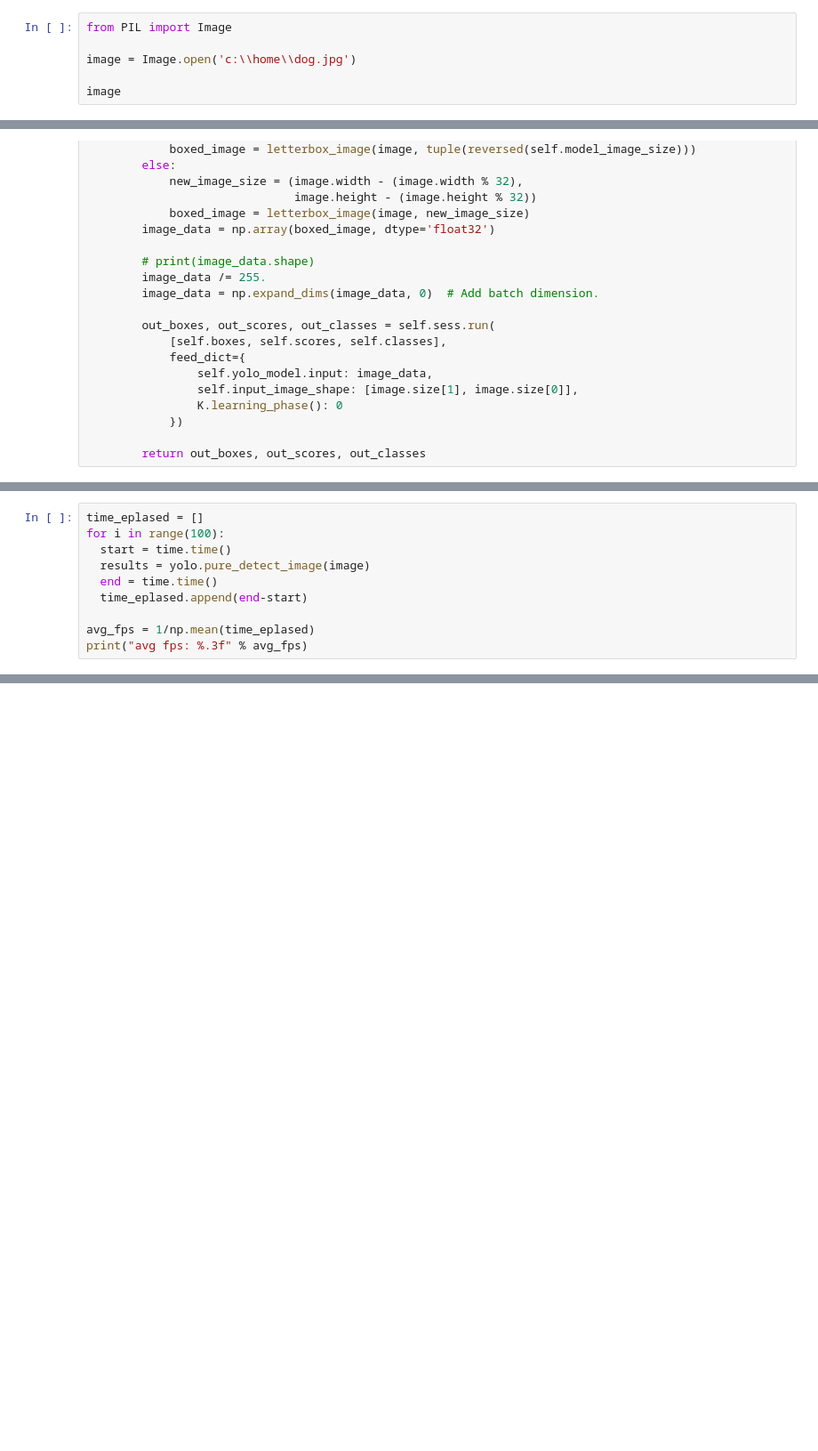
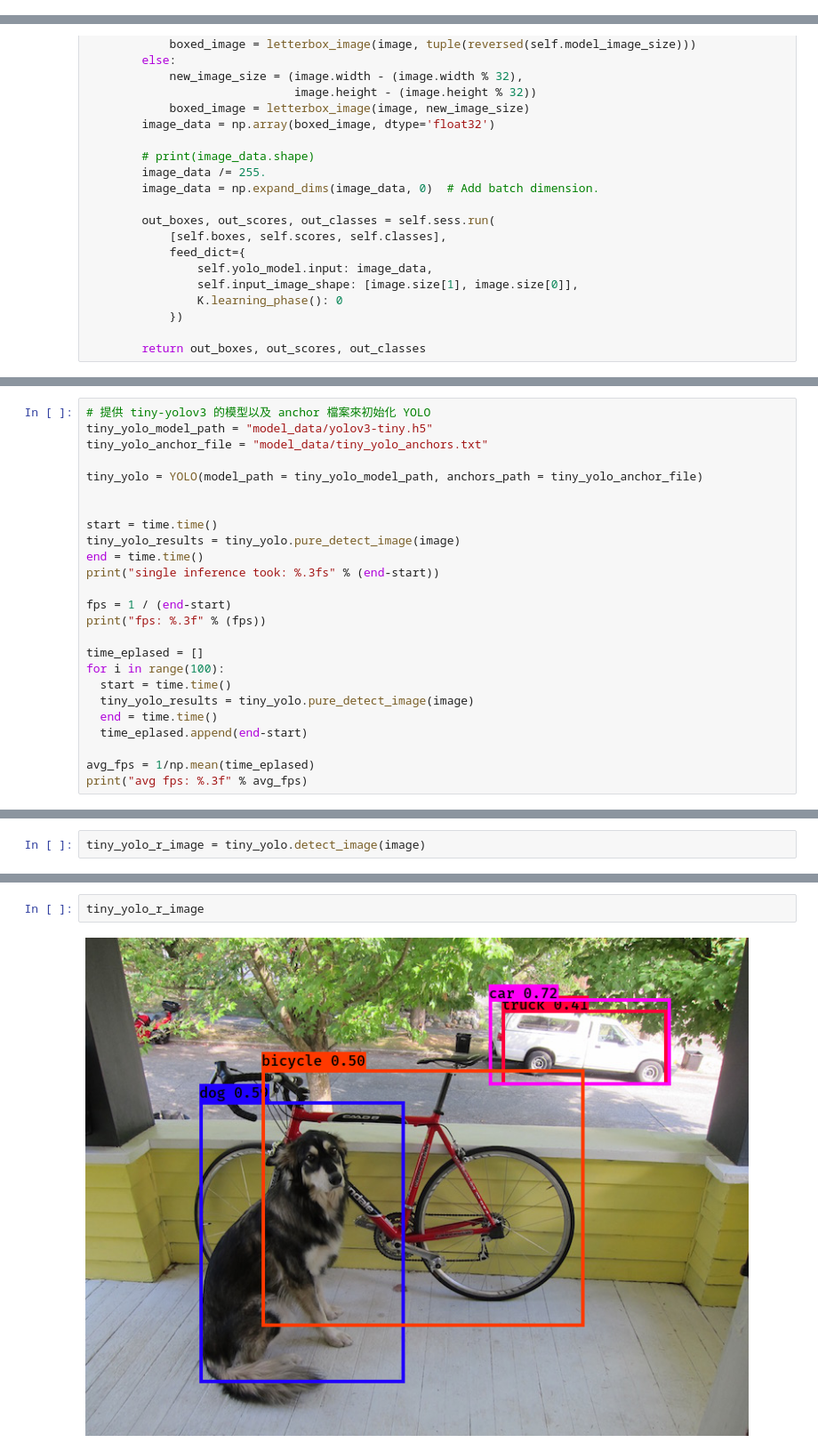
Before and after one commit to robert-kuo/2nd-DL-CVMarathon, a Jupyter notebook: homework/Day40_hw.ipynb, the cells around one changed output, grey strips where cells are left out. Shown at 89% size. Cells and saved outputs as stored; diff of their text form; blank space fills up the shorter version.

```diff
--- a/homework/Day40_hw.ipynb
+++ b/homework/Day40_hw.ipynb
@@ -7,6 +0,0 @@ print(tf.__version__)
-# %%
-from PIL import Image
-
-image = Image.open('c:\\home\\dog.jpg')
-
-image
@@ -232,8 +199,23 @@ fps: 0.122
 # %%
+# 提供 tiny-yolov3 的模型以及 anchor 檔案來初始化 YOLO
+tiny_yolo_model_path = "model_data/yolov3-tiny.h5"
+tiny_yolo_anchor_file = "model_data/tiny_yolo_anchors.txt"
+
+tiny_yolo = YOLO(model_path = tiny_yolo_model_path, anchors_path = tiny_yolo_anchor_file)
+
+
+start = time.time()
+tiny_yolo_results = tiny_yolo.pure_detect_image(image)
+end = time.time()
+print("single inference took: %.3fs" % (end-start))
+
+fps = 1 / (end-start)
+print("fps: %.3f" % (fps))
+
 time_eplased = []
 for i in range(100):
   start = time.time()
-  results = yolo.pure_detect_image(image)
+  tiny_yolo_results = tiny_yolo.pure_detect_image(image)
   end = time.time()
   time_eplased.append(end-start)
 
@@ -243,0 +229,2 @@ avg fps: 0.228
+# %%
+tiny_yolo_r_image = tiny_yolo.detect_image(image)
@@ -243,0 +239,4 @@ avg fps: 0.228
+# %%
+tiny_yolo_r_image
+# %% [output]
+[figure, added]
```
Also changed, not shown: parts of 10 cells of this notebook.
